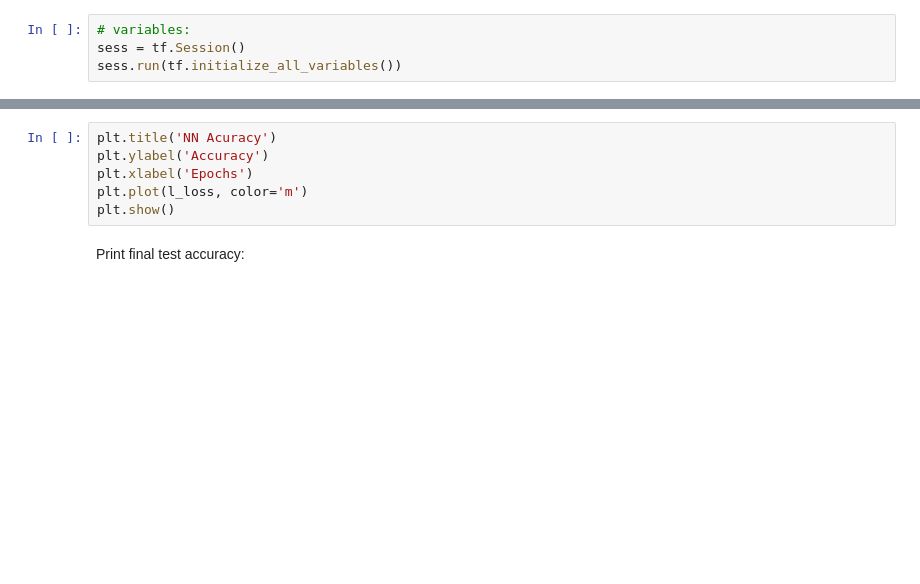
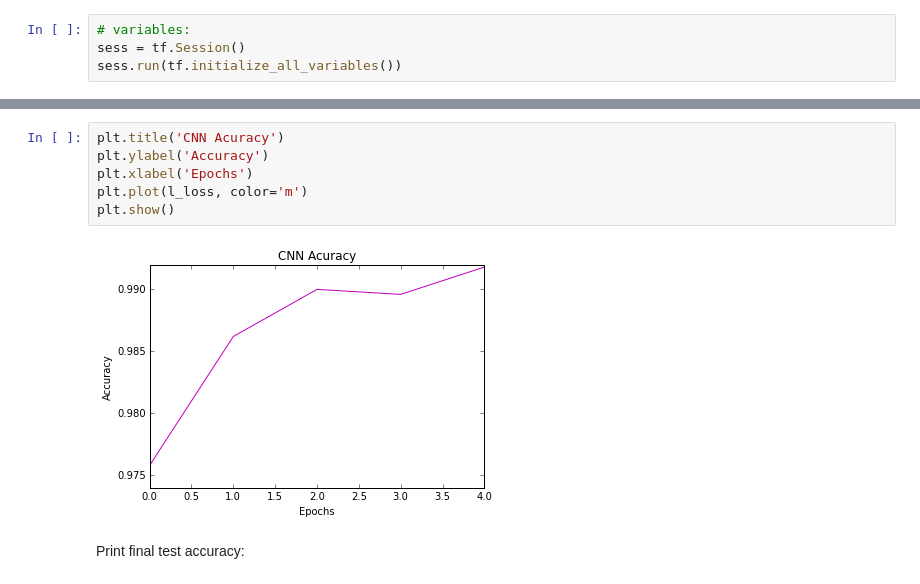
Before and after one commit to adiyoss/colman_ml, a Jupyter notebook: 2017/lab_3/tf_tutorial.ipynb, the cells around one changed output, grey strips where cells are left out. Saved outputs shown, nothing was run; the diff lists cells and outputs as text; blank space fills up the shorter version.

```diff
--- a/2017/lab_3/tf_tutorial.ipynb
+++ b/2017/lab_3/tf_tutorial.ipynb
@@ -403,9 +409,11 @@ for epoch_i in range(n_epochs):
 # %%
-plt.title('NN Acuracy')
+plt.title('CNN Acuracy')
 plt.ylabel('Accuracy')
 plt.xlabel('Epochs')
 plt.plot(l_loss, color='m')
 plt.show()
+# %% [output]
+[figure, added]
 # %% [markdown]
 Print final test accuracy:
 # %%
```
Also changed, not shown: parts of 2 cells of this notebook, 1 other file.
